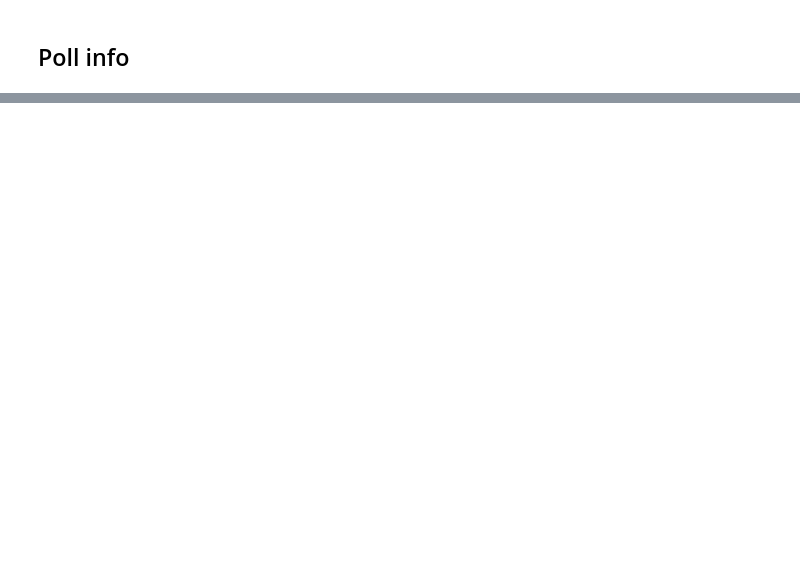
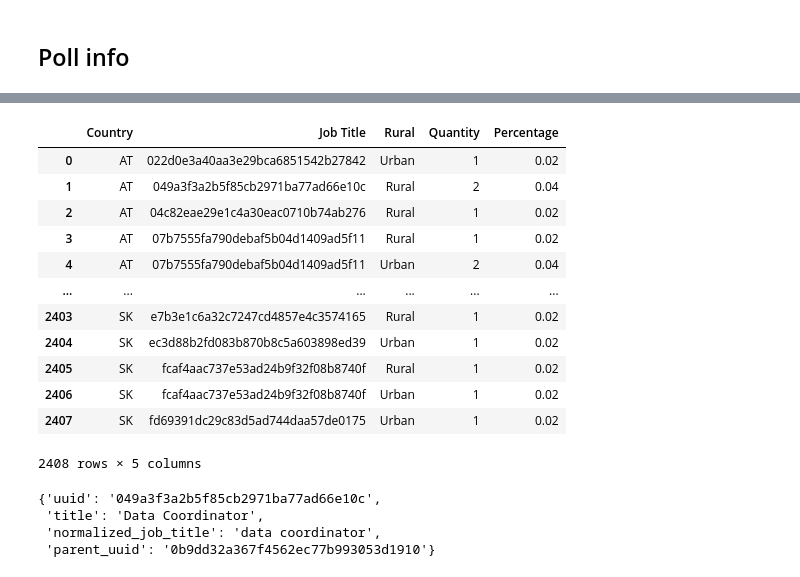
Before and after one commit to JaimeGarciaVel/ih_datamadpt1120_project_m1, a Jupyter notebook: your code/first_look.ipynb, the cells around one changed output, grey strips where cells are left out. Saved outputs shown, nothing was run; the diff lists cells and outputs as text; code cells hidden in the pictures; blank space fills up the shorter version.

```diff
--- a/your code/first_look.ipynb
+++ b/your code/first_look.ipynb
@@ -327,0 +172,3 @@ poll_info.head(10)
+# %%
+merge_data.rename(columns={'country_code':'Country'}, inplace=True)
+merge_data
@@ -327,0 +189,3 @@ poll_info.head(10)
+# %%
+merge_data.rename(columns={'normalized_job_code':'Job Title'}, inplace=True)
+merge_data
@@ -327,0 +206,3 @@ poll_info.head(10)
+# %%
+merge_data.rename(columns={'rural':'Rural'}, inplace=True)
+merge_data
@@ -327,0 +223,3 @@ poll_info.head(10)
+# %%
+df_merge=merge_data.groupby(['Country','Job Title',"Rural"])["uuid"].count().reset_index().rename(columns = {'uuid':'Quantity'})
+df_merge
@@ -327,0 +240,18 @@ poll_info.head(10)
+# %%
+df_merge['Percentage'] = (df_merge['Quantity'] / df_merge['Quantity'].sum())* 100
+df_merge["Percentage"] = df_merge["Percentage"].round(2)
+df_merge
+# %% [output]
+|  | Country | Job Title | Rural | Quantity | Percentage |
+| 0 | AT | 022d0e3a40aa3e29bca6851542b27842 | Urban | 1 | 0.02 |
+| 1 | AT | 049a3f3a2b5f85cb2971ba77ad66e10c | Rural | 2 | 0.04 |
+| 2 | AT | 04c82eae29e1c4a30eac0710b74ab276 | Rural | 1 | 0.02 |
+| 3 | AT | 07b7555fa790debaf5b04d1409ad5f11 | Rural | 1 | 0.02 |
+| 4 | AT | 07b7555fa790debaf5b04d1409ad5f11 | Urban | 2 | 0.04 |
+| ... | ... | ... | ... | ... | ... |
+| 2403 | SK | e7b3e1c6a32c7247cd4857e4c3574165 | Rural | 1 | 0.02 |
+| 2404 | SK | ec3d88b2fd083b870b8c5a603898ed39 | Urban | 1 | 0.02 |
+| 2405 | SK | fcaf4aac737e53ad24b9f32f08b8740f | Rural | 1 | 0.02 |
+| 2406 | SK | fcaf4aac737e53ad24b9f32f08b8740f | Urban | 1 | 0.02 |
+| 2407 | SK | fd69391dc29c83d5ad744daa57de0175 | Urban | 1 | 0.02 |
+2408 rows × 5 columns
@@ -327,0 +267,7 @@ poll_info.head(10)
+# %%
+json_data[1]
+# %% [output]
+{'uuid': '049a3f3a2b5f85cb2971ba77ad66e10c',
+ 'title': 'Data Coordinator',
+ 'normalized_job_title': 'data coordinator',
+ 'parent_uuid': '0b9dd32a367f4562ec77b993053d1910'}
```
Also changed, not shown: parts of 32 cells of this notebook, 1 other file.
